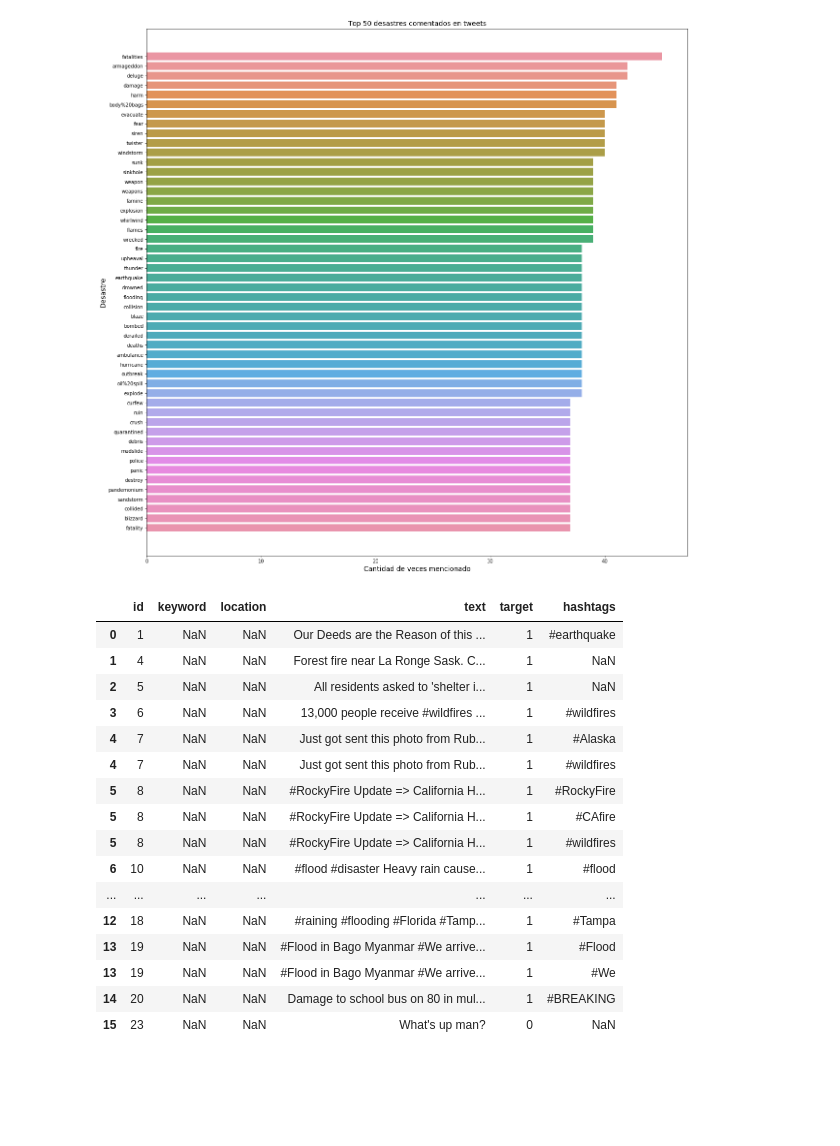
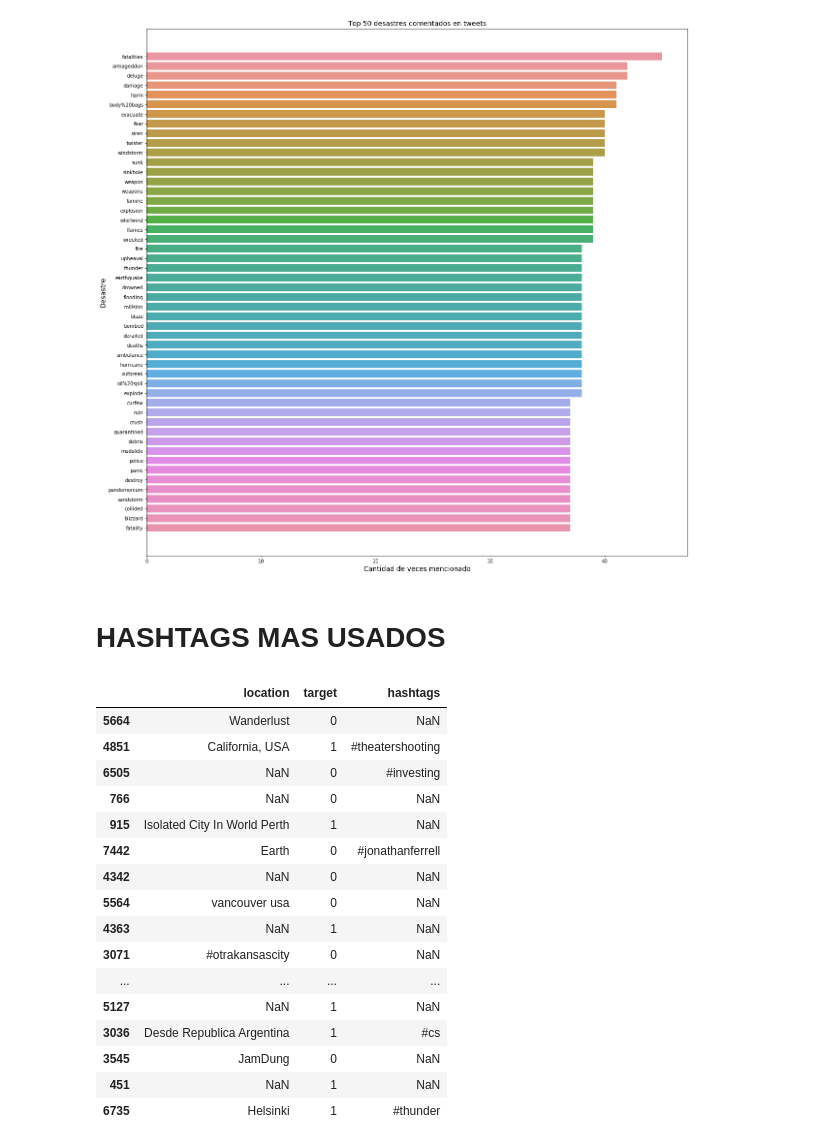
Before and after one commit to milemarchese/OrganizacionDeDatos, a Jupyter notebook: Análisis Exploratorio.ipynb, the cells around one changed output. Cells and saved outputs as stored; diff of their text form; code cells hidden in the pictures; blank space fills up the shorter version.

```diff
--- a/Análisis Exploratorio.ipynb
+++ b/Análisis Exploratorio.ipynb
@@ -98,28 +98,32 @@ grafico.plot()
 # %% [output]
 []
 [figure]
+# %% [markdown]
+# HASHTAGS MAS USADOS
 # %%
 #
-tweets['hashtags'] = tweets['text'].str.findall(r'#.*?(?=\s|$)')
+tweets['hashtags'] = tweets['text'].str.findall(r'#.\S*?(?=\s|[:]|$)')
 tweets_hashtags = tweets.explode('hashtags')
-tweets_hashtags.head(25)
+tweets_hashtags.drop(['id', 'keyword', 'text'], axis = 1, inplace = True)
+tweets_hashtags['hashtags'] = tweets_hashtags['hashtags'].str.lower()
+tweets_hashtags.sample(25)
 # %% [output]
-|  | id | keyword | location | text | target | hashtags |
-| 0 | 1 | NaN | NaN | Our Deeds are the Reason of this ... | 1 | #earthquake |
-| 1 | 4 | NaN | NaN | Forest fire near La Ronge Sask. C... | 1 | NaN |
-| 2 | 5 | NaN | NaN | All residents asked to 'shelter i... | 1 | NaN |
-| 3 | 6 | NaN | NaN | 13,000 people receive #wildfires ... | 1 | #wildfires |
-| 4 | 7 | NaN | NaN | Just got sent this photo from Rub... | 1 | #Alaska |
-| 4 | 7 | NaN | NaN | Just got sent this photo from Rub... | 1 | #wildfires |
-| 5 | 8 | NaN | NaN | #RockyFire Update => California H... | 1 | #RockyFire |
-| 5 | 8 | NaN | NaN | #RockyFire Update => California H... | 1 | #CAfire |
-| 5 | 8 | NaN | NaN | #RockyFire Update => California H... | 1 | #wildfires |
-| 6 | 10 | NaN | NaN | #flood #disaster Heavy rain cause... | 1 | #flood |
-| ... | ... | ... | ... | ... | ... | ... |
-| 12 | 18 | NaN | NaN | #raining #flooding #Florida #Tamp... | 1 | #Tampa |
-| 13 | 19 | NaN | NaN | #Flood in Bago Myanmar #We arrive... | 1 | #Flood |
-| 13 | 19 | NaN | NaN | #Flood in Bago Myanmar #We arrive... | 1 | #We |
-| 14 | 20 | NaN | NaN | Damage to school bus on 80 in mul... | 1 | #BREAKING |
-| 15 | 23 | NaN | NaN | What's up man? | 0 | NaN |
+|  | location | target | hashtags |
+| 5664 | Wanderlust | 0 | NaN |
+| 4851 | California, USA | 1 | #theatershooting |
+| 6505 | NaN | 0 | #investing |
+| 766 | NaN | 0 | NaN |
+| 915 | Isolated City In World Perth | 1 | NaN |
+| 7442 | Earth | 0 | #jonathanferrell |
+| 4342 | NaN | 0 | NaN |
+| 5564 | vancouver usa | 0 | NaN |
+| 4363 | NaN | 1 | NaN |
+| 3071 | #otrakansascity | 0 | NaN |
+| ... | ... | ... | ... |
+| 5127 | NaN | 1 | NaN |
+| 3036 | Desde Republica Argentina | 1 | #cs |
+| 3545 | JamDung | 0 | NaN |
+| 451 | NaN | 1 | NaN |
+| 6735 | Helsinki | 1 | #thunder |
 # %%
 hashtags = tweets_hashtags.groupby('hashtags').agg({'target':['count','mean']})
```
Also changed, not shown: parts of 13 cells of this notebook.
